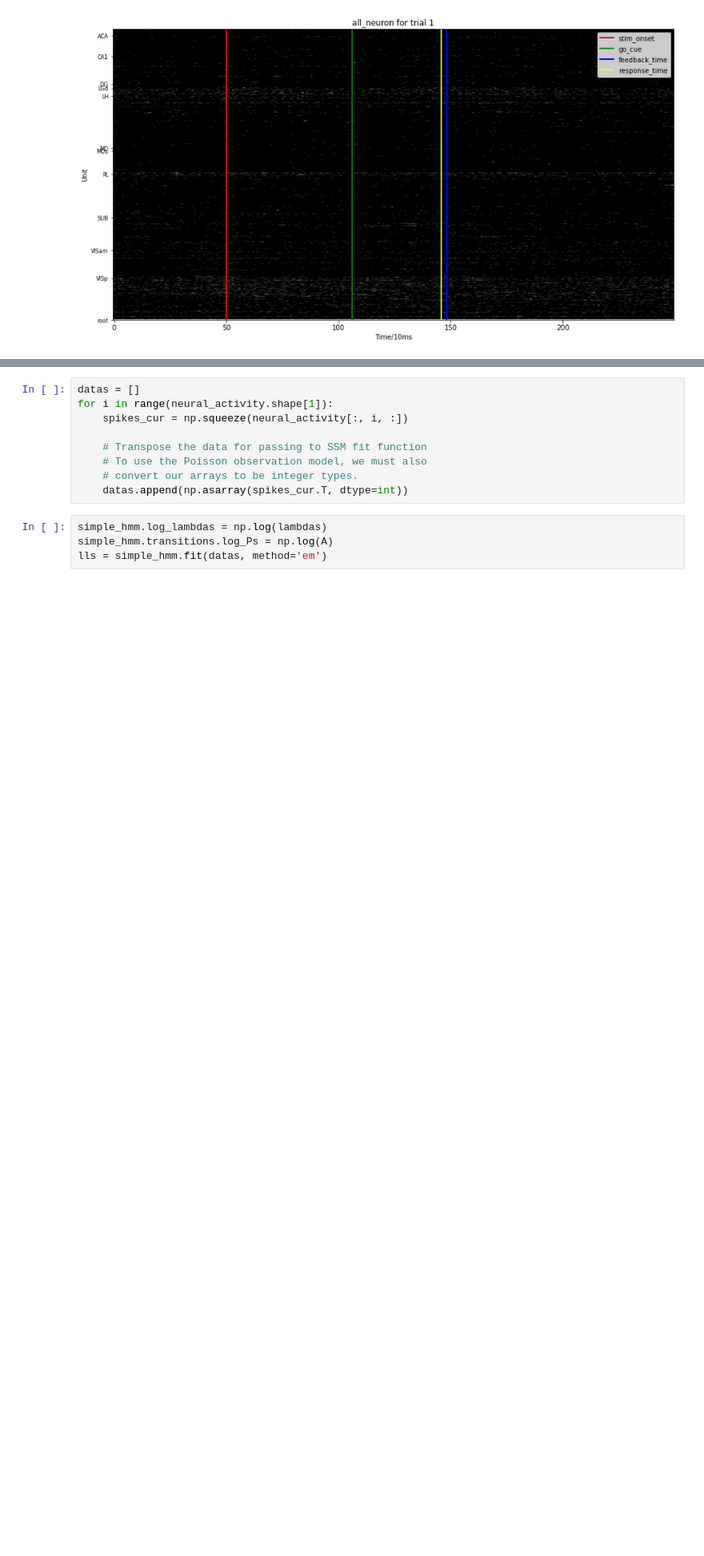
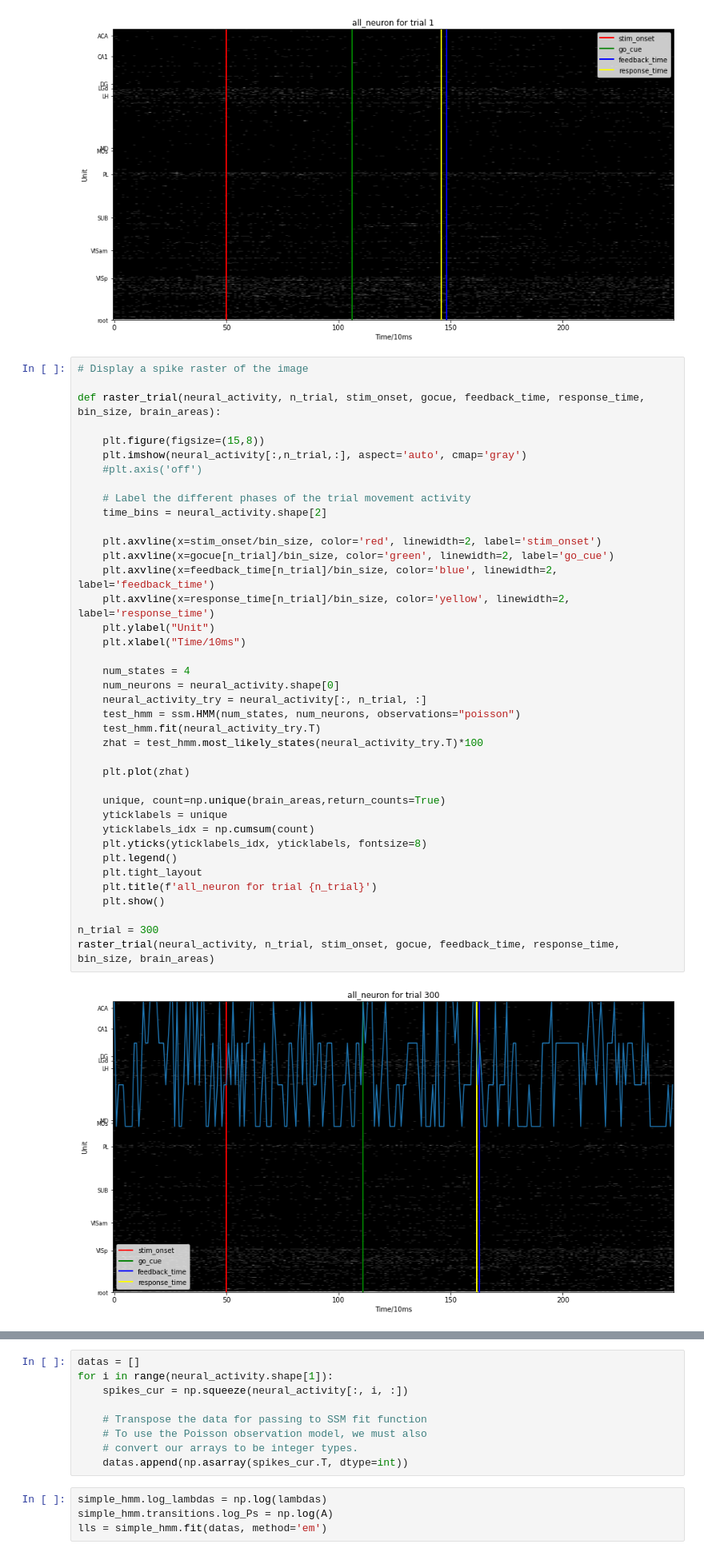
Before and after one commit to Jp-17/NMA_CN_2022_learning, a Jupyter notebook: project/Code/3_PoissionHMM.ipynb, the cells around one changed output, grey strips where cells are left out. Shown at 80% size. Cells and saved outputs as stored; diff of their text form; blank space fills up the shorter version.

```diff
--- a/project/Code/3_PoissionHMM.ipynb
+++ b/project/Code/3_PoissionHMM.ipynb
@@ -108,3 +108,44 @@ plt.title(f'all_neuron for trial {n_trial}')
 plt.show()
 # %% [output]
 [figure]
+# %%
+# Display a spike raster of the image
+
+def raster_trial(neural_activity, n_trial, stim_onset, gocue, feedback_time, response_time, bin_size, brain_areas):
+
+    plt.figure(figsize=(15,8))
+    plt.imshow(neural_activity[:,n_trial,:], aspect='auto', cmap='gray')
+    #plt.axis('off')
+
+    # Label the different phases of the trial movement activity
+    time_bins = neural_activity.shape[2]
+
+    plt.axvline(x=stim_onset/bin_size, color='red', linewidth=2, label='stim_onset')
+    plt.axvline(x=gocue[n_trial]/bin_size, color='green', linewidth=2, label='go_cue')
+    plt.axvline(x=feedback_time[n_trial]/bin_size, color='blue', linewidth=2, label='feedback_time')
+    plt.axvline(x=response_time[n_trial]/bin_size, color='yellow', linewidth=2, label='response_time')
+    plt.ylabel("Unit")
+    plt.xlabel("Time/10ms")
+
+    num_states = 4
+    num_neurons = neural_activity.shape[0]
+    neural_activity_try = neural_activity[:, n_trial, :]
+    test_hmm = ssm.HMM(num_states, num_neurons, observations="poisson")
+    test_hmm.fit(neural_activity_try.T)
+    zhat = test_hmm.most_likely_states(neural_activity_try.T)*100
+
+    plt.plot(zhat)
+
+    unique, count=np.unique(brain_areas,return_counts=True)
+    yticklabels = unique
+    yticklabels_idx = np.cumsum(count)
+    plt.yticks(yticklabels_idx, yticklabels, fontsize=8)
+    plt.legend()
+    plt.tight_layout
+    plt.title(f'all_neuron for trial {n_trial}')
+    plt.show()
+
+n_trial = 300
+raster_trial(neural_activity, n_trial, stim_onset, gocue, feedback_time, response_time, bin_size, brain_areas)
+# %% [output]
+[figure, added]
```
Also changed, not shown: parts of 2 cells of this notebook.
